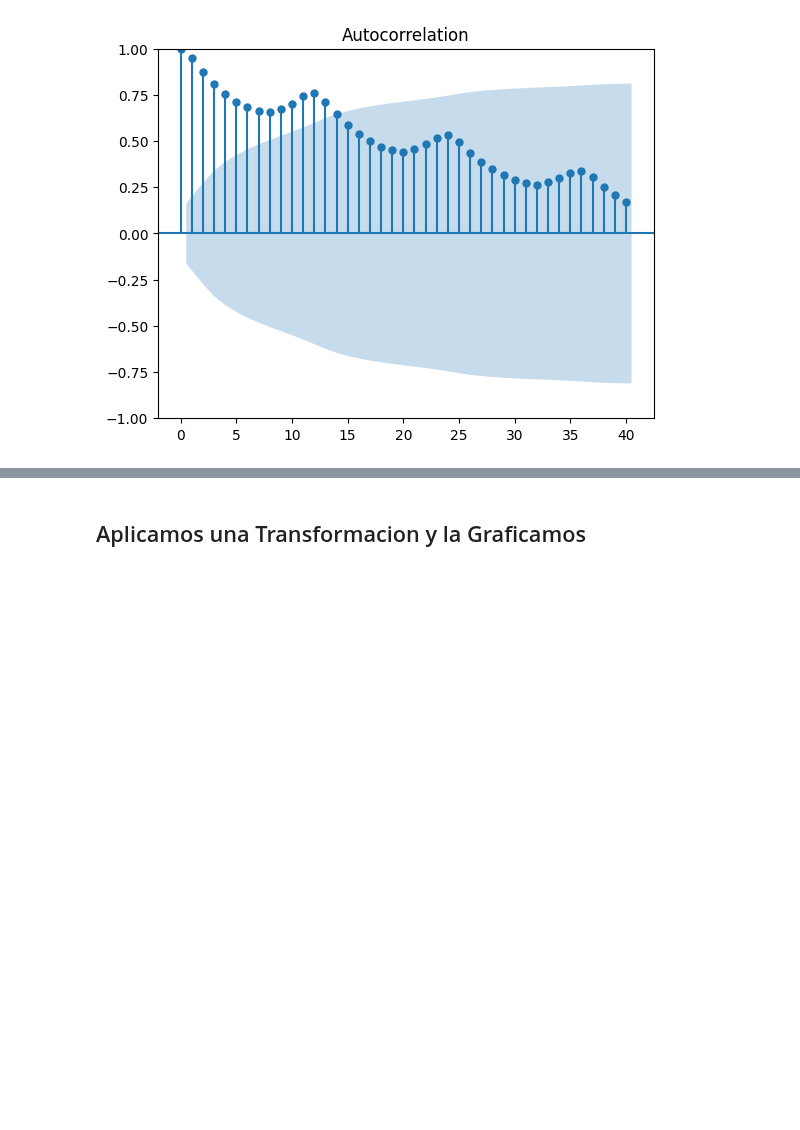
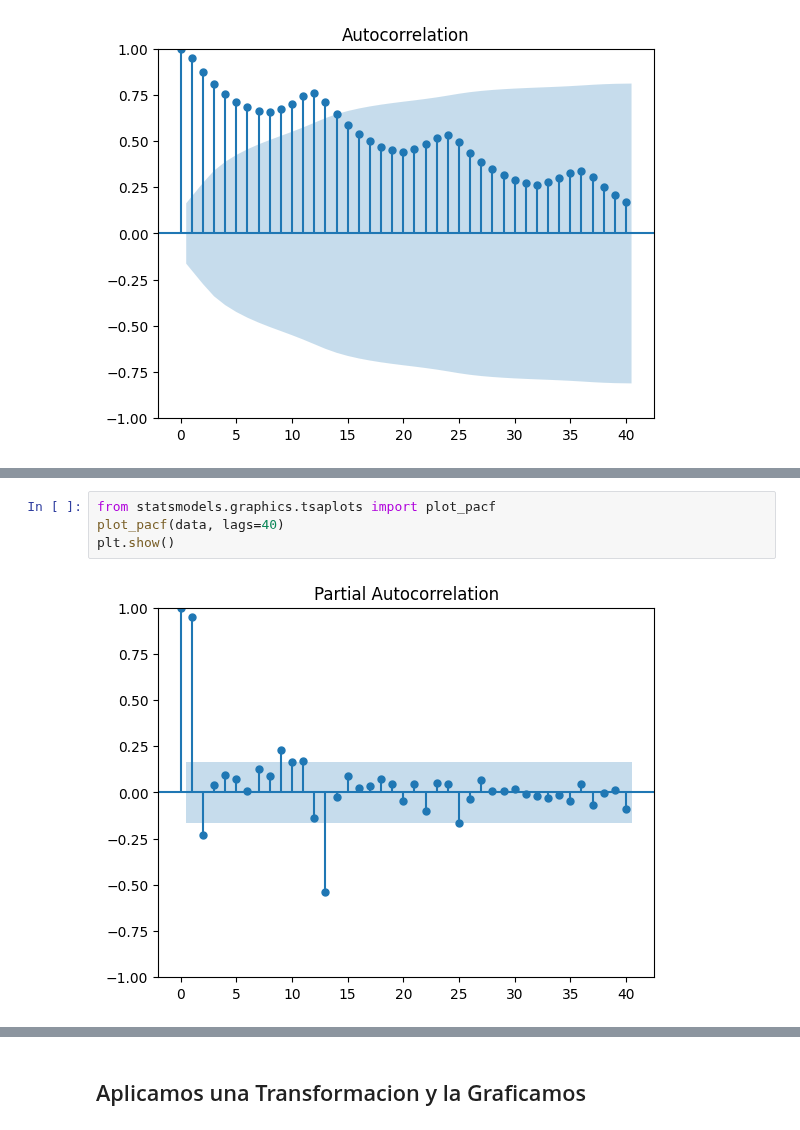
Before and after one commit to AndresMontesDeOca/TimeSeries, a Jupyter notebook: Machete_TS.ipynb, the cells around one changed output, grey strips where cells are left out. Cells and saved outputs as stored; diff of their text form; blank space fills up the shorter version.

```diff
--- a/Machete_TS.ipynb
+++ b/Machete_TS.ipynb
@@ -154 +200,7 @@ plt.show()
+# %%
+from statsmodels.graphics.tsaplots import plot_pacf
+plot_pacf(data, lags=40)
+plt.show()
+# %% [output]
+[figure, added]
 # %%
```
Also changed, not shown: parts of 16 cells of this notebook.
